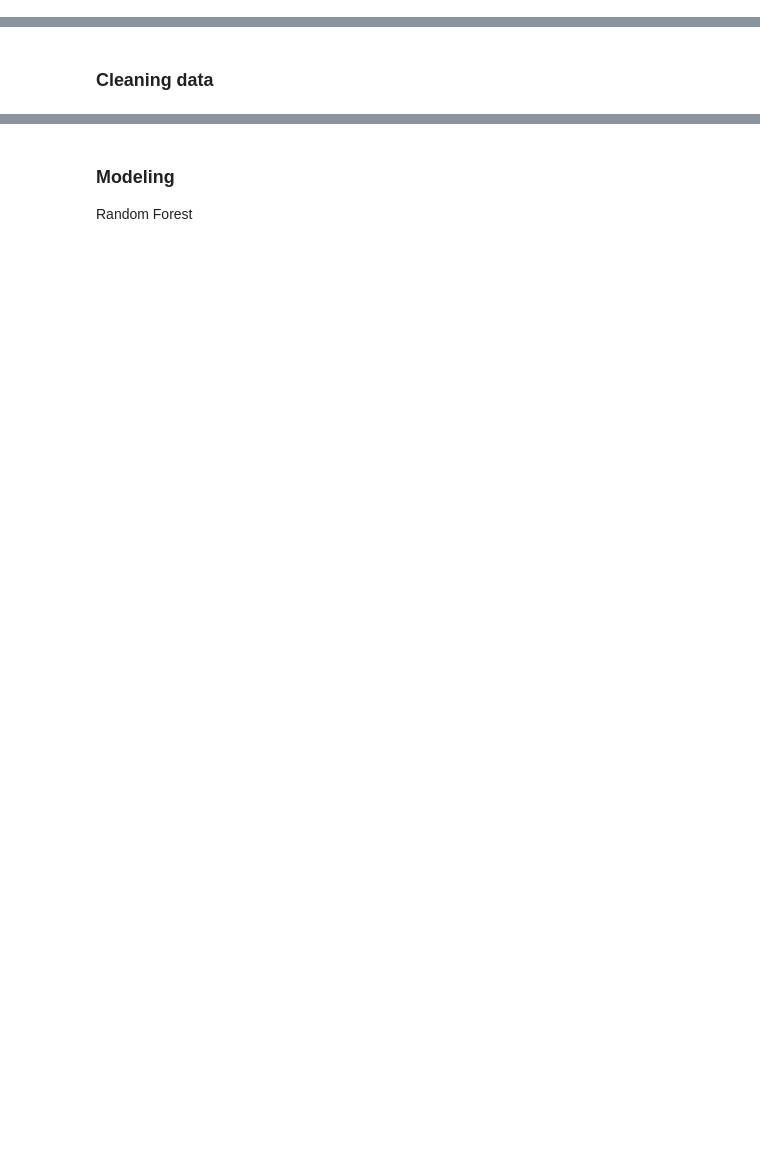
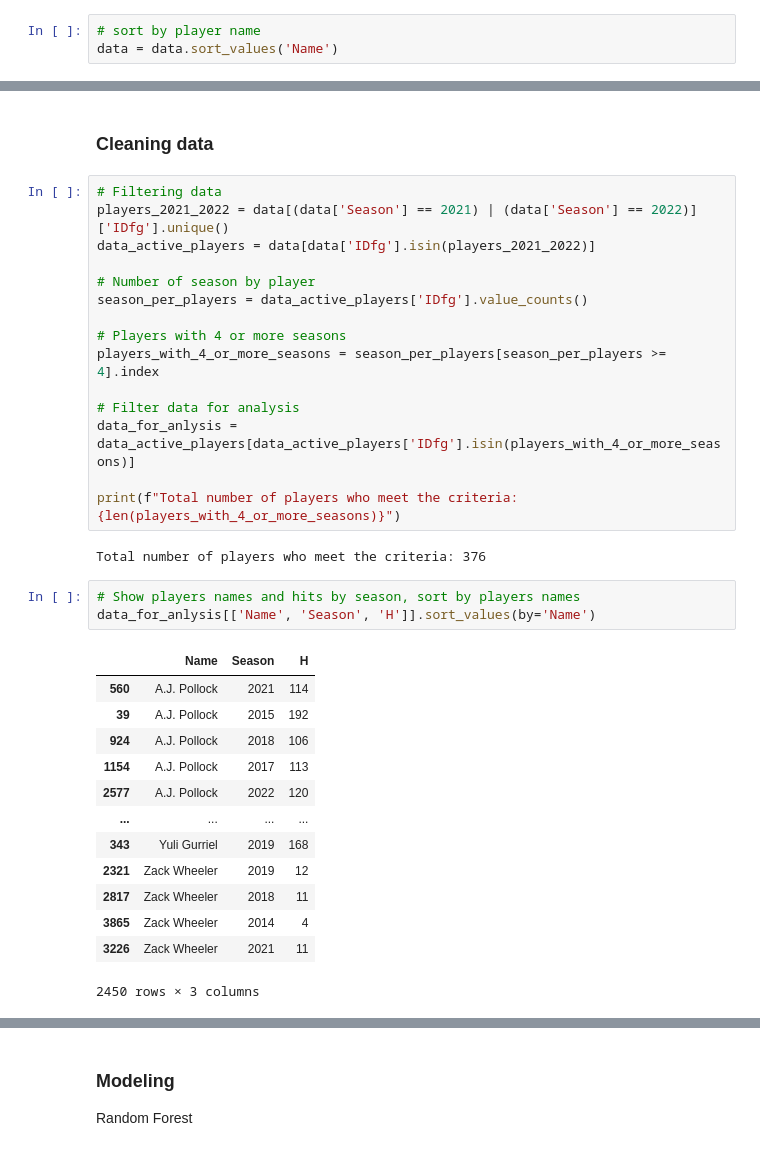
Before and after one commit to ReptilianRex6/Project-2, a Jupyter notebook: model_output/random_forest.ipynb, the cells around one changed output, grey strips where cells are left out. Cells and saved outputs as stored; diff of their text form; blank space fills up the shorter version.

```diff
--- a/model_output/random_forest.ipynb
+++ b/model_output/random_forest.ipynb
@@ -21,3 +11,6 @@ data.head()
+# %%
+# sort by player name
+data = data.sort_values('Name')
 # %%
 data = data.copy()
 # %%
@@ -43,2 +36,36 @@ memory usage: 232.7+ KB
 # %% [markdown]
 ### Cleaning data
+# %%
+# Filtering data
+players_2021_2022 = data[(data['Season'] == 2021) | (data['Season'] == 2022)]['IDfg'].unique()
+data_active_players = data[data['IDfg'].isin(players_2021_2022)]
+
+# Number of season by player
+season_per_players = data_active_players['IDfg'].value_counts()
+
+# Players with 4 or more seasons
+players_with_4_or_more_seasons = season_per_players[season_per_players >= 4].index
+
+# Filter data for analysis
+data_for_anlysis = data_active_players[data_active_players['IDfg'].isin(players_with_4_or_more_seasons)]
+
+print(f"Total number of players who meet the criteria: {len(players_with_4_or_more_seasons)}")
+# %% [output]
+Total number of players who meet the criteria: 376
+# %%
+# Show players names and hits by season, sort by players names
+data_for_anlysis[['Name', 'Season', 'H']].sort_values(by='Name')
+# %% [output]
+|  | Name | Season | H |
+| 560 | A.J. Pollock | 2021 | 114 |
+| 39 | A.J. Pollock | 2015 | 192 |
+| 924 | A.J. Pollock | 2018 | 106 |
+| 1154 | A.J. Pollock | 2017 | 113 |
+| 2577 | A.J. Pollock | 2022 | 120 |
+| ... | ... | ... | ... |
+| 343 | Yuli Gurriel | 2019 | 168 |
+| 2321 | Zack Wheeler | 2019 | 12 |
+| 2817 | Zack Wheeler | 2018 | 11 |
+| 3865 | Zack Wheeler | 2014 | 4 |
+| 3226 | Zack Wheeler | 2021 | 11 |
+2450 rows × 3 columns
```
Also changed, not shown: parts of 39 cells of this notebook, 1 other file.
